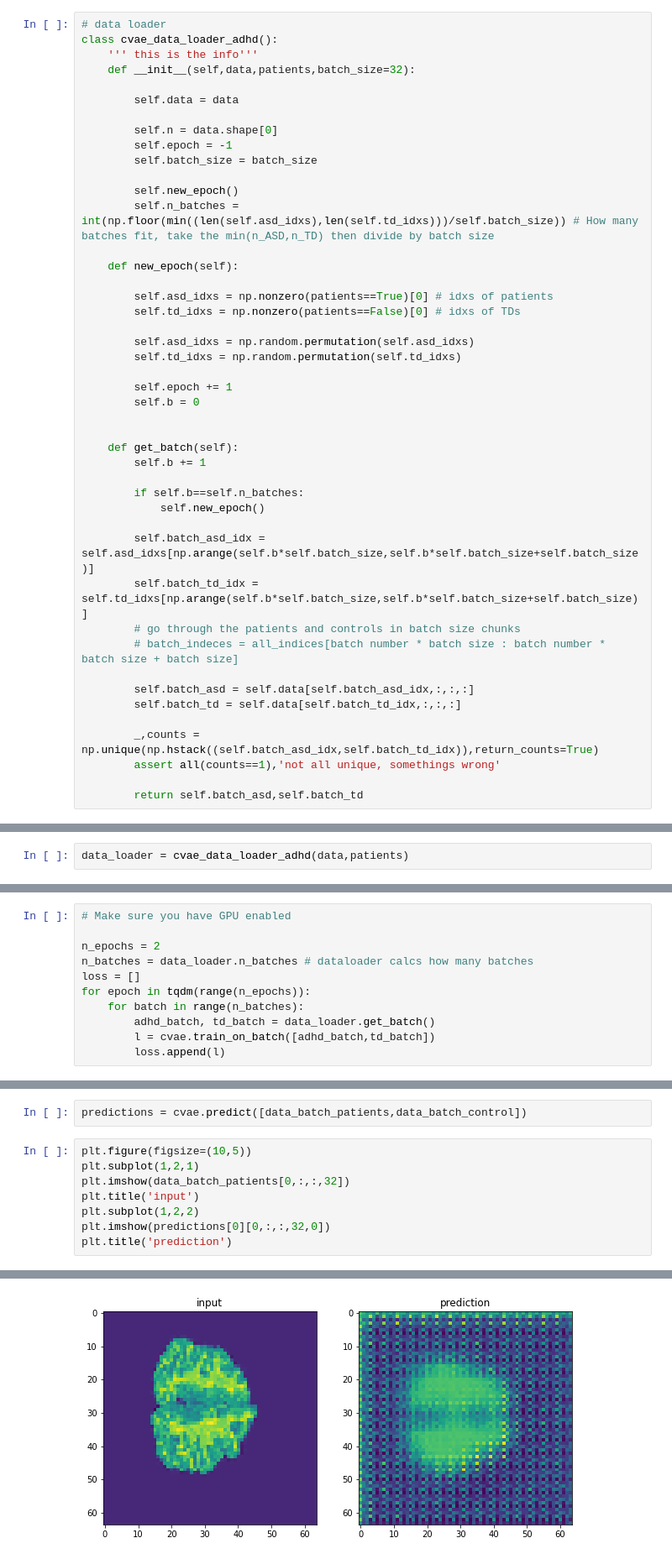
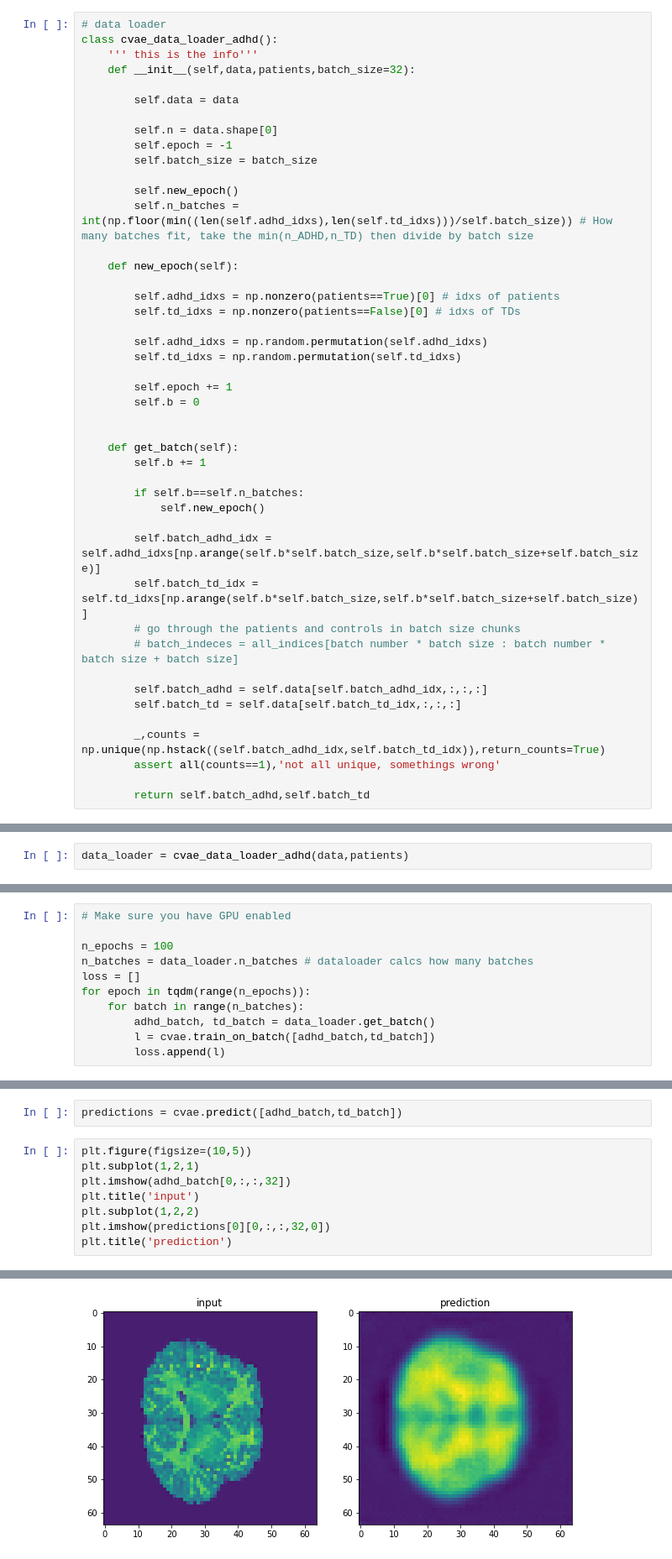
Before and after one commit to Aglinskas/BC-MRI-ADHD, a Jupyter notebook: Code/005-train-CVAE-AA.ipynb, the cells around one changed output, grey strips where cells are left out. Shown at 84% size. Cells and saved outputs as stored; diff of their text form.

```diff
--- a/Code/005-train-CVAE-AA.ipynb
+++ b/Code/005-train-CVAE-AA.ipynb
@@ -46,14 +60,14 @@ class cvae_data_loader_adhd():
         self.batch_size = batch_size
 
         self.new_epoch()
-        self.n_batches = int(np.floor(min((len(self.asd_idxs),len(self.td_idxs)))/self.batch_size)) # How many batches fit, take the min(n_ASD,n_TD) then divide by batch size
+        self.n_batches = int(np.floor(min((len(self.adhd_idxs),len(self.td_idxs)))/self.batch_size)) # How many batches fit, take the min(n_ADHD,n_TD) then divide by batch size
 
     def new_epoch(self):
 
-        self.asd_idxs = np.nonzero(patients==True)[0] # idxs of patients
+        self.adhd_idxs = np.nonzero(patients==True)[0] # idxs of patients
         self.td_idxs = np.nonzero(patients==False)[0] # idxs of TDs
 
-        self.asd_idxs = np.random.permutation(self.asd_idxs)
+        self.adhd_idxs = np.random.permutation(self.adhd_idxs)
         self.td_idxs = np.random.permutation(self.td_idxs)
 
         self.epoch += 1
@@ -66,18 +80,18 @@ class cvae_data_loader_adhd():
         if self.b==self.n_batches:
             self.new_epoch()
 
-        self.batch_asd_idx = self.asd_idxs[np.arange(self.b*self.batch_size,self.b*self.batch_size+self.batch_size)]
+        self.batch_adhd_idx = self.adhd_idxs[np.arange(self.b*self.batch_size,self.b*self.batch_size+self.batch_size)]
         self.batch_td_idx = self.td_idxs[np.arange(self.b*self.batch_size,self.b*self.batch_size+self.batch_size)]
         # go through the patients and controls in batch size chunks
         # batch_indeces = all_indices[batch number * batch size : batch number * batch size + batch size]
 
-        self.batch_asd = self.data[self.batch_asd_idx,:,:,:]
+        self.batch_adhd = self.data[self.batch_adhd_idx,:,:,:]
         self.batch_td = self.data[self.batch_td_idx,:,:,:]
 
-        _,counts = np.unique(np.hstack((self.batch_asd_idx,self.batch_td_idx)),return_counts=True)
+        _,counts = np.unique(np.hstack((self.batch_adhd_idx,self.batch_td_idx)),return_counts=True)
         assert all(counts==1),'not all unique, somethings wrong'
 
-        return self.batch_asd,self.batch_td
+        return self.batch_adhd,self.batch_td
 # %%
 cvae, z_encoder, s_encoder, cvae_decoder = get_MRI_CVAE_3D(input_shape=(64,64,64,1),
                     latent_dim=2,
@@ -99,7 +144,7 @@ range(0, 2)
 # %%
 # Make sure you have GPU enabled
 
-n_epochs = 2
+n_epochs = 100
 n_batches = data_loader.n_batches # dataloader calcs how many batches
 loss = []
 for epoch in tqdm(range(n_epochs)):
@@ -113,13 +157,13 @@ for epoch in tqdm(range(n_epochs)):
 # %%
-predictions = cvae.predict([data_batch_patients,data_batch_control])
+predictions = cvae.predict([adhd_batch,td_batch])
 # %%
 plt.figure(figsize=(10,5))
 plt.subplot(1,2,1)
-plt.imshow(data_batch_patients[0,:,:,32])
+plt.imshow(adhd_batch[0,:,:,32])
 plt.title('input')
 plt.subplot(1,2,2)
 plt.imshow(predictions[0][0,:,:,32,0])
 plt.title('prediction')
 # %% [output]
 Text(0.5, 1.0, 'prediction')
-[figure, old version]
+[figure, new version]
```
Also changed, not shown: parts of 10 cells of this notebook, 1 other file.
